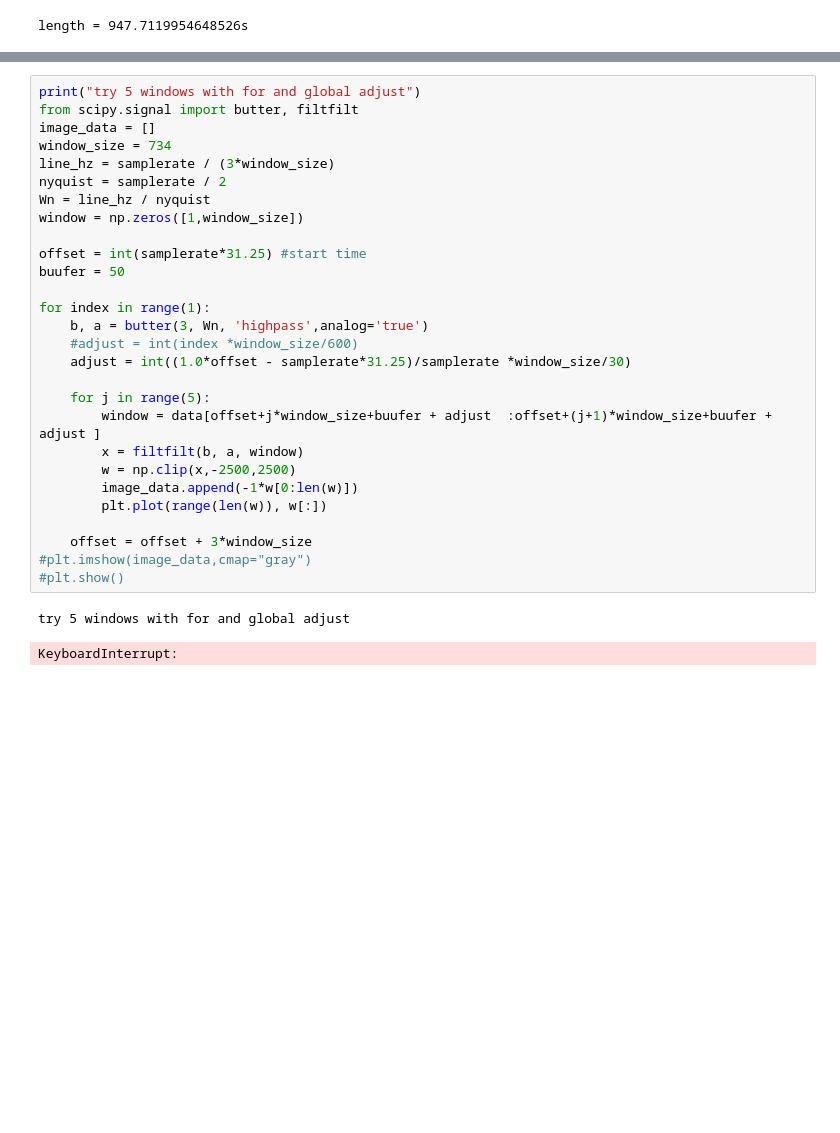
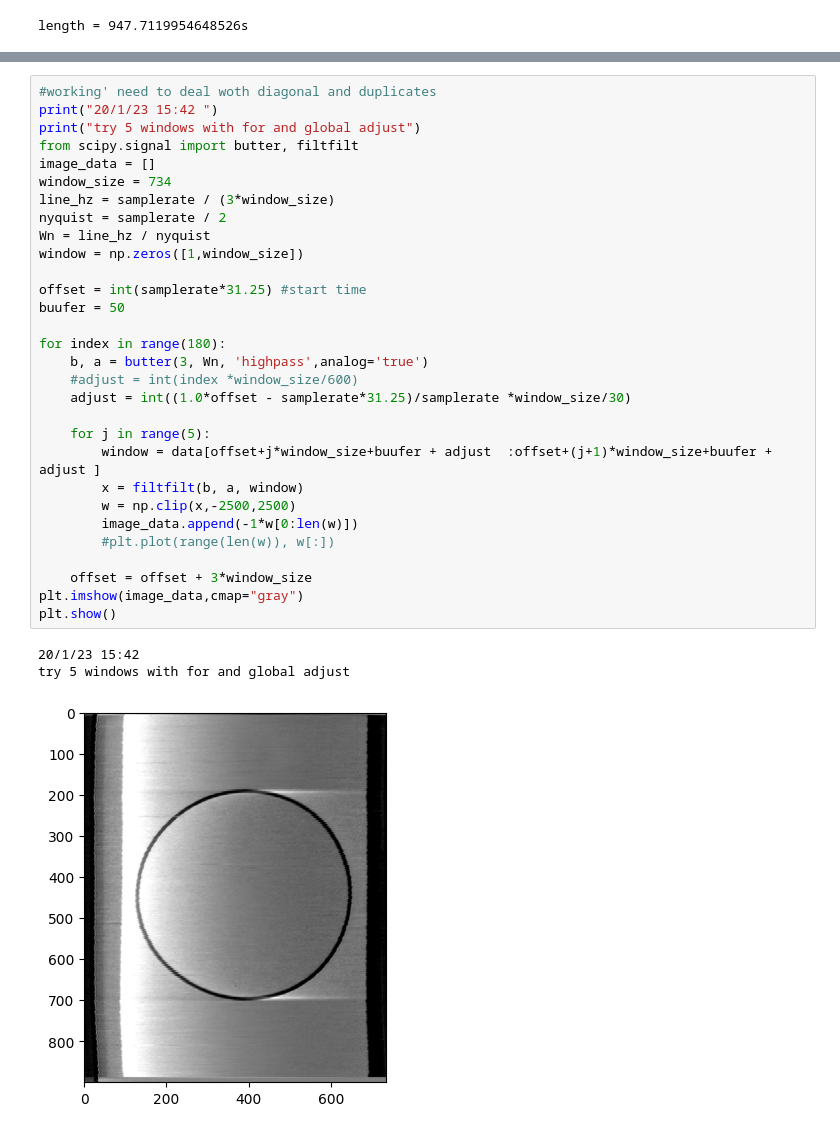
Before and after one commit to dolevazrad/Voyager_Golden_Record, a Jupyter notebook: main3.ipynb, the cells around one changed output, grey strips where cells are left out. Saved outputs shown, nothing was run; the diff lists cells and outputs as text; blank space fills up the shorter version.

```diff
--- a/main3.ipynb
+++ b/main3.ipynb
@@ -361,34 +394,37 @@ plt.show()
 # %%
+#working' need to deal woth diagonal and duplicates
+print("20/1/23 15:42 ")
 print("try 5 windows with for and global adjust")
 from scipy.signal import butter, filtfilt
 image_data = []
 window_size = 734
 line_hz = samplerate / (3*window_size)
 nyquist = samplerate / 2
 Wn = line_hz / nyquist
 window = np.zeros([1,window_size])
 
 offset = int(samplerate*31.25) #start time
 buufer = 50
 
-for index in range(1):
+for index in range(180):
     b, a = butter(3, Wn, 'highpass',analog='true')
     #adjust = int(index *window_size/600)
     adjust = int((1.0*offset - samplerate*31.25)/samplerate *window_size/30)
 
     for j in range(5):
         window = data[offset+j*window_size+buufer + adjust  :offset+(j+1)*window_size+buufer + adjust ]
         x = filtfilt(b, a, window)
         w = np.clip(x,-2500,2500)
         image_data.append(-1*w[0:len(w)])
-        plt.plot(range(len(w)), w[:])
+        #plt.plot(range(len(w)), w[:])
 
     offset = offset + 3*window_size
-#plt.imshow(image_data,cmap="gray")
-#plt.show()
+plt.imshow(image_data,cmap="gray")
+plt.show()
 # %% [output]
+20/1/23 15:42
 try 5 windows with for and global adjust
-KeyboardInterrupt:
+[figure, added]
 # %%
 # random image - 17/01 00:24
 from scipy.signal import butter, filtfilt
```
Also changed, not shown: parts of 9 cells of this notebook, 5 other files.
